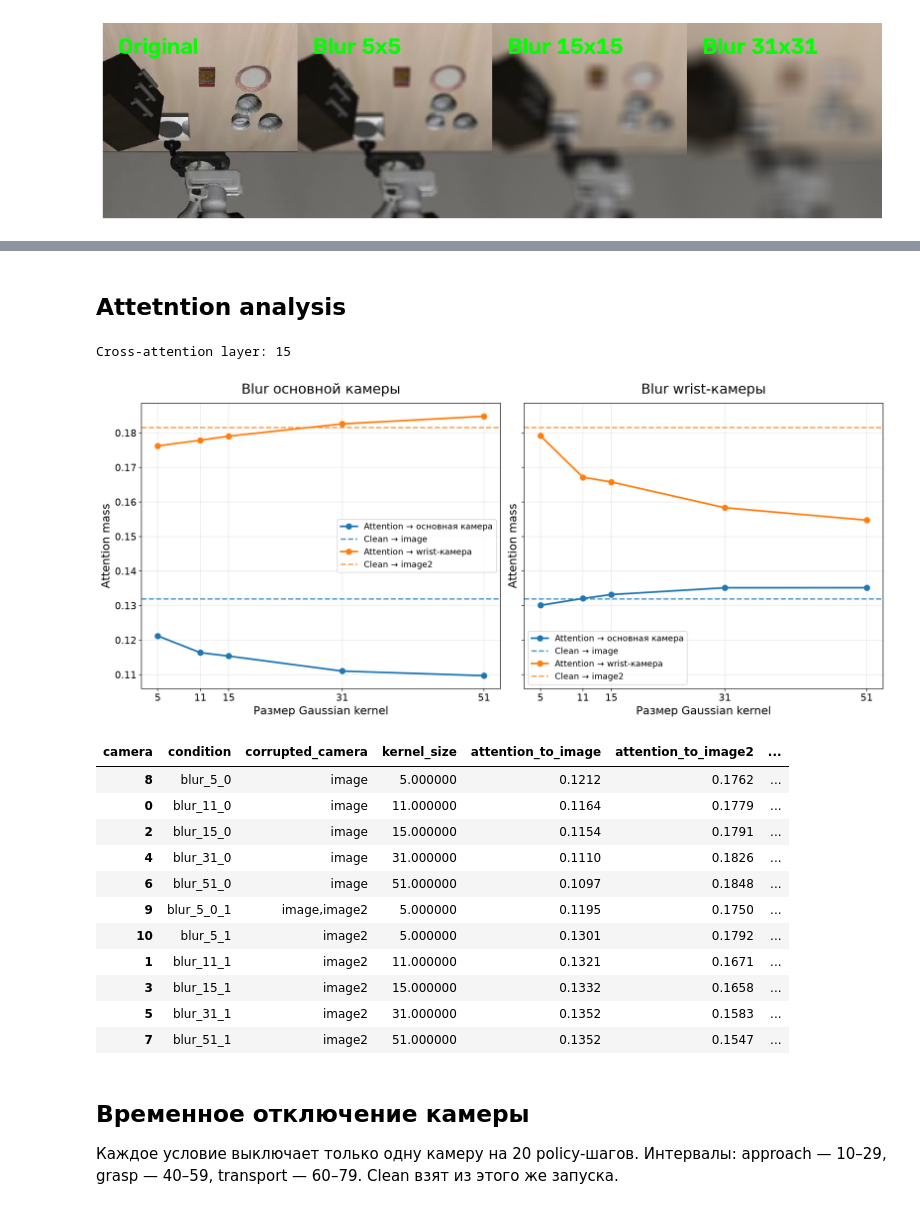
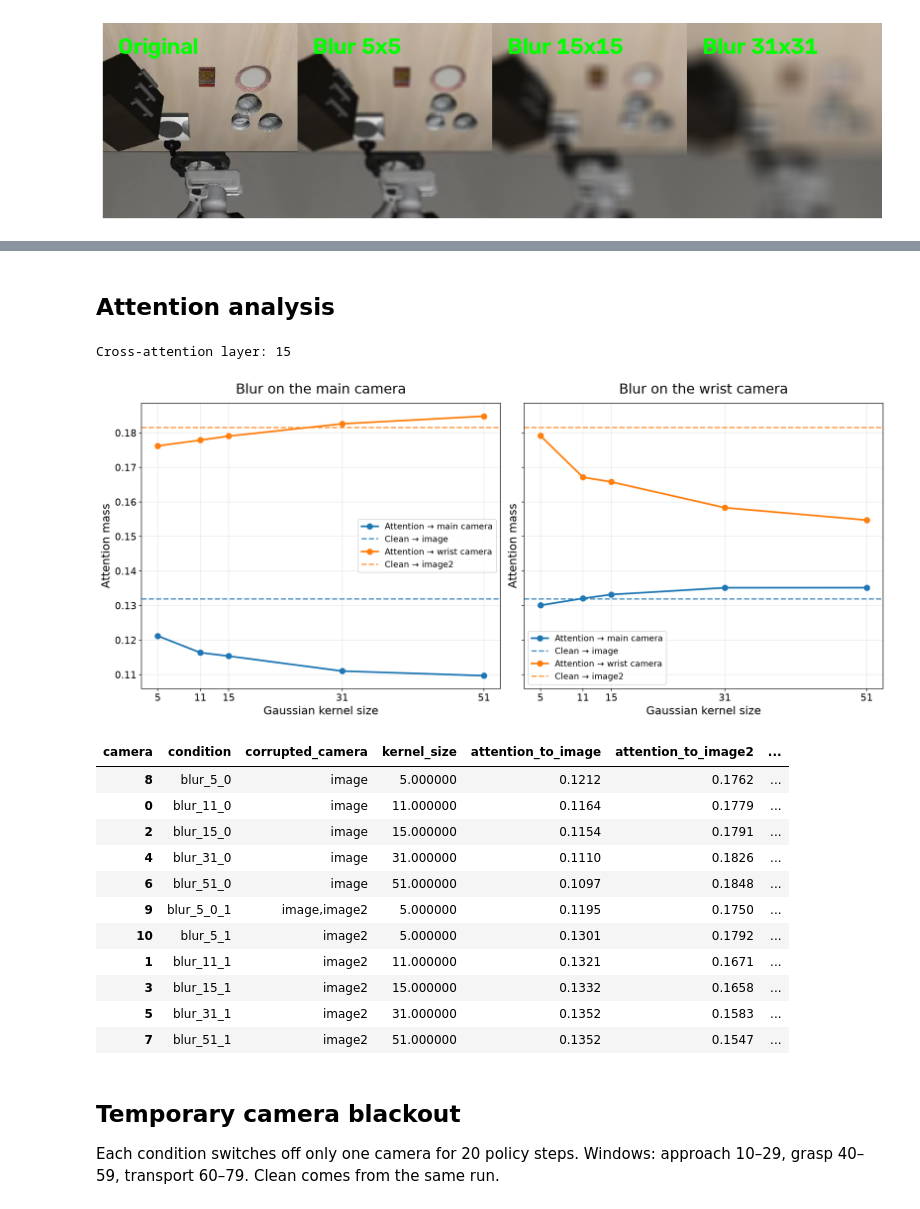
Before and after one commit to Lolotun/smolvla-visual-robustness, a Jupyter notebook: notebooks/effects.ipynb, the cells around one changed output, grey strips where cells are left out. Drawn from its saved outputs; the diff is of its cells as text; code cells hidden in the pictures.

```diff
--- a/notebooks/effects.ipynb
+++ b/notebooks/effects.ipynb
@@ -51,7 +61,7 @@ import pandas as pd
 from IPython.display import display
 
 RESULTS_PATH = Path(
-    "/home/isr-lab-4/Gen_AI/smolvla-visual-robustness/"
+    f"{ROOT}/"
     "results/visual_robustness_5tasks_3seeds_batch.csv"
 )
 
@@ -62,13 +72,13 @@ df["task_id"] = pd.to_numeric(df["task_id"])
 df["kernel_size"] = pd.to_numeric(df["kernel_size"], errors="coerce")
 
 camera_titles = {
-    "image": "Основная камера (image, индекс 0)",
-    "image2": "Wrist-камера (image2, индекс 1)",
+    "image": "main camera (image, index 0)",
+    "image2": "wrist camera (image2, index 1)",
 }
 
 clean_rate = df.loc[df["method"].eq("clean"), "success"].mean()
 
-# Две фигуры: падение success rate при blur каждой камеры.
+# Two figures: success-rate drop under blur of each camera.
 for camera, title in camera_titles.items():
     curve = (
         df.loc[df["method"].eq("blur") & df["camera"].eq(camera)]
@@ -94,7 +104,7 @@ for camera, title in camera_titles.items():
 
     ax.set(
         title=f"Success rate: blur {title}",
-        xlabel="Размер Gaussian kernel",
+        xlabel="Gaussian kernel size",
         ylabel="Success rate",
         ylim=(0, 1.05),
     )
@@ -103,7 +113,7 @@ for camera, title in camera_titles.items():
     ax.legend()
     plt.show()
 
-# Success rate каждой condition для каждой задачи.
+# Success rate of every condition for every task.
 task_success = (
     df.groupby(["task_id", "condition"])["success"]
     .mean()
@@ -111,7 +121,7 @@ task_success = (
     .sort_index()
 )
 
-# Удобный порядок колонок.
+# Readable column order.
 ordered_conditions = (
     ["clean"]
     + df.loc[df["method"].eq("blur")]
@@ -122,10 +132,10 @@ ordered_conditions = (
 )
 task_success = task_success.reindex(columns=[c for c in ordered_conditions if c in task_success])
 
-print("Success rate по task_id:")
+print("Success rate by task_id:")
 display(task_success.style.format("{:.0%}"))
 
-# Общая сводка для отправки в Colab.
+# Overall summary.
 overall_success = (
     df.groupby(["condition", "method", "camera", "kernel_size"])
     .agg(success_rate=("success", "mean"), n_episodes=("success", "size"))
@@ -133,6 +143,6 @@ overall_success = (
     .sort_values(["method", "camera", "kernel_size"])
 )
 
-print("Общий success rate:")
+print("Overall success rate:")
 display(overall_success.style.format({"success_rate": "{:.1%}"}))
 # %% [output]
@@ -159,7 +169,7 @@ Success rate по task_id:
 | 5 | blur_31_1 | blur | image2 | 31.000000 | 53.3% | 15 |
 | 7 | blur_51_1 | blur | image2 | 51.000000 | 13.3% | 15 |
 # %% [markdown]
-## Attetntion analysis
+## Attention analysis
 # %%
 from pathlib import Path
 
@@ -168,7 +178,7 @@ import pandas as pd
 from IPython.display import display
 
 ATTENTION_PATH = Path(
-    "/home/isr-lab-4/Gen_AI/smolvla-visual-robustness/"
+    f"{ROOT}/"
     "results/attention/libero_spatial_task0_seed42.csv"
 )
 
@@ -177,14 +187,14 @@ att = pd.read_csv(ATTENTION_PATH)
 for column in ["kernel_size", "layer", "denoise_step", "head", "attention_mass"]:
     att[column] = pd.to_numeric(att[column], errors="coerce")
 
-# Анализируем последний сохранённый cross-attention layer.
+# Analyse the last recorded cross-attention layer.
 selected_layer = int(att["layer"].max())
 att = att.loc[att["layer"].eq(selected_layer)].copy()
 
 print(f"Cross-attention layer: {selected_layer}")
 
-# attention_mass уже = sum по visual tokens камеры и mean по action queries.
-# Здесь делаем mean по heads и diffusion steps.
+# attention_mass is already the sum over the camera visual tokens and the mean over action queries.
+# Here we average over heads and diffusion steps.
 summary = (
     att.groupby(
         ["condition", "method", "corrupted_camera", "kernel_size", "camera"],
@@ -201,8 +211,8 @@ clean_baseline = (
 )
 
 camera_titles = {
-    "image": "Blur основной камеры",
-    "image2": "Blur wrist-камеры",
+    "image": "Blur on the main camera",
+    "image2": "Blur on the wrist camera",
 }
 
 fig, axes = plt.subplots(1, 2, figsize=(16, 7), dpi=160, sharey=True)
@@ -214,8 +224,8 @@ for ax, corrupted_camera in zip(axes, ["image", "image2"], strict=True):
     ]
 
     for attended_camera, color, label in [
-        ("image", "tab:blue", "Attention → основная камера"),
-        ("image2", "tab:orange", "Attention → wrist-камера"),
+        ("image", "tab:blue", "Attention → main camera"),
+        ("image2", "tab:orange", "Attention → wrist camera"),
     ]:
         line = (
             subset.loc[subset["camera"].eq(attended_camera)]
@@ -242,7 +252,7 @@ for ax, corrupted_camera in zip(axes, ["image", "image2"], strict=True):
         )
 
     ax.set_title(camera_titles[corrupted_camera], fontsize=20, pad=14)
-    ax.set_xlabel("Размер Gaussian kernel", fontsize=16)
+    ax.set_xlabel("Gaussian kernel size", fontsize=16)
     ax.set_ylabel("Attention mass", fontsize=16)
     ax.set_xticks(sorted(subset["kernel_size"].dropna().unique()))
     ax.tick_params(axis="both", labelsize=14)
@@ -252,7 +262,7 @@ for ax, corrupted_camera in zip(axes, ["image", "image2"], strict=True):
 plt.tight_layout()
 plt.show()
 
-# Таблица: среднее attention к каждой камере при каждой corruption.
+# Table: mean attention to each camera under each corruption.
 attention_table = (
     summary.pivot_table(
         index=["condition", "corrupted_camera", "kernel_size"],
@@ -265,34 +275,34 @@ attention_table = (
             "image2": "attention_to_image2",
         }
     )
     .reset_index()
 )
 
 attention_table["delta_to_image_vs_clean"] = (
     attention_table["attention_to_image"] - clean_baseline["image"]
 )
 attention_table["delta_to_image2_vs_clean"] = (
     attention_table["attention_to_image2"] - clean_baseline["image2"]
 )
 
 attention_table = attention_table.sort_values(
     ["corrupted_camera", "kernel_size"],
     na_position="first",
 )
 
 display(
     attention_table.style.format(
         {
             "attention_to_image": "{:.4f}",
             "attention_to_image2": "{:.4f}",
             "delta_to_image_vs_clean": "{:+.4f}",
             "delta_to_image2_vs_clean": "{:+.4f}",
         }
     )
 )
 # %% [output]
 Cross-attention layer: 15
-[figure, old version]
+[figure, new version]
 | camera | condition | corrupted_camera | kernel_size | attention_to_image | attention_to_image2 | ... |
 | 8 | blur_5_0 | image | 5.000000 | 0.1212 | 0.1762 | ... |
 | 0 | blur_11_0 | image | 11.000000 | 0.1164 | 0.1779 | ... |
@@ -306,9 +316,9 @@ Cross-attention layer: 15
 | 5 | blur_31_1 | image2 | 31.000000 | 0.1352 | 0.1583 | ... |
 | 7 | blur_51_1 | image2 | 51.000000 | 0.1352 | 0.1547 | ... |
 # %% [markdown]
-## Временное отключение камеры
+## Temporary camera blackout
 
-Каждое условие выключает только одну камеру на 20 policy-шагов. Интервалы: approach — 10–29, grasp — 40–59, transport — 60–79. Clean взят из этого же запуска.
+Each condition switches off only one camera for 20 policy steps. Windows: approach 10–29, grasp 40–59, transport 60–79. Clean comes from the same run.
 # %%
 from pathlib import Path
 
```
Also changed, not shown: parts of 10 cells of this notebook, 15 other files.
